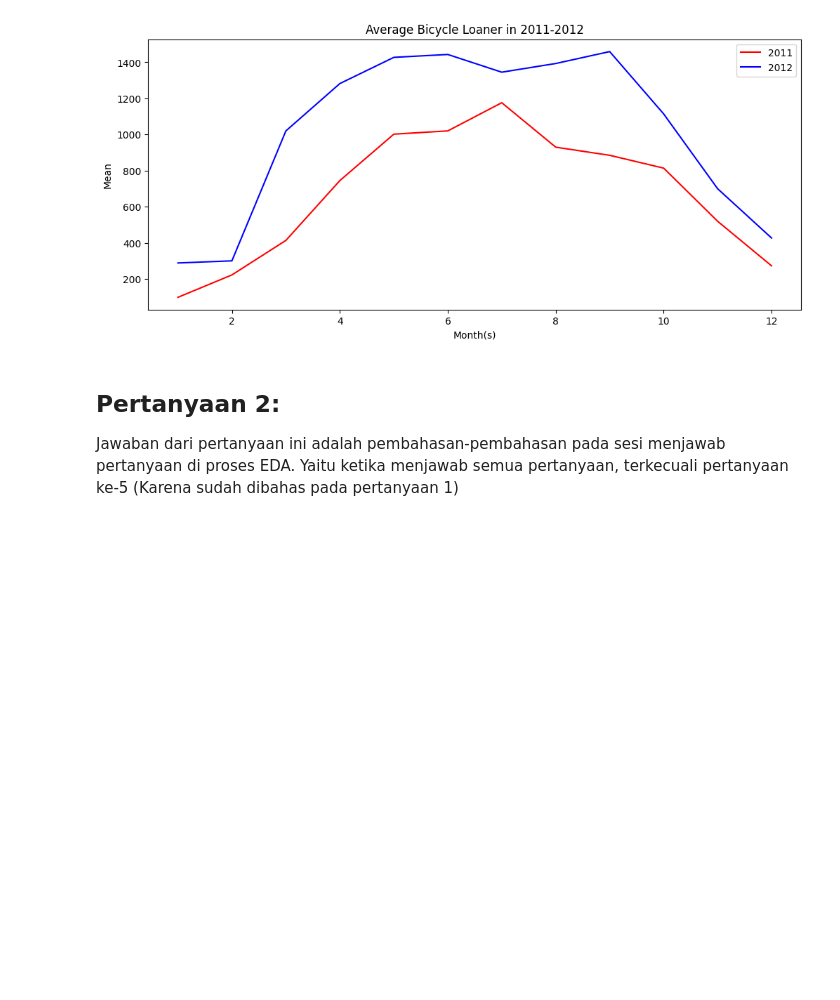
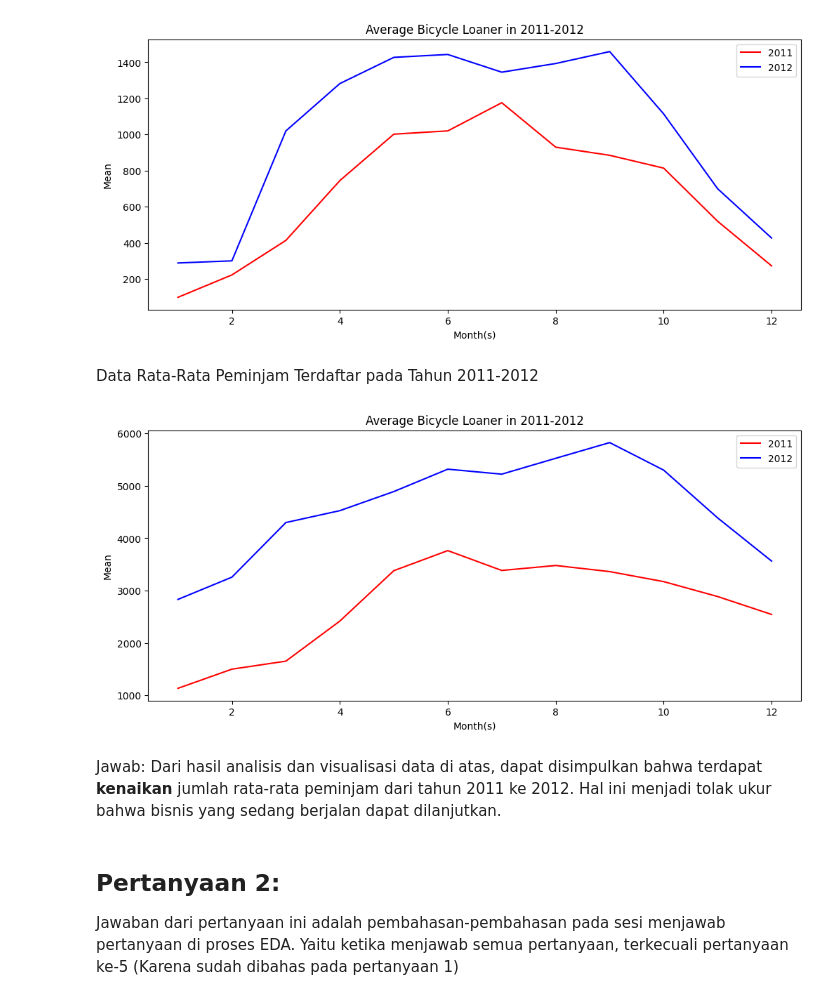
Before and after one commit to ishala/bike-analysis, a Jupyter notebook: Proyek_Analisis_Data.ipynb, the cells around one changed output. Drawn from its saved outputs; the diff is of its cells as text; code cells hidden in the pictures; blank space fills up the shorter version.

Commit message:
Tambah fitur average loaner

```diff
--- a/Proyek_Analisis_Data.ipynb
+++ b/Proyek_Analisis_Data.ipynb
@@ -834,6 +830,25 @@ plt.legend()
 plt.show()
 # %% [output]
 [figure]
+# %% [markdown]
+Data Rata-Rata Peminjam Terdaftar pada Tahun 2011-2012
+# %%
+#Menambah lebar kanvas
+plt.figure(figsize=(12,5))
+#Plot rata-rata dari peminjam sepeda tahun  2011
+plt.plot(groupedByMonth2011.index, groupedByMonth2011['registered']['mean'], color='red', label='2011')
+#Plot rata-rata dari peminjam sepeda tahun  2012
+plt.plot(groupedByMonth2012.index, groupedByMonth2012['registered']['mean'], color='blue', label='2012')
+plt.title('Average Bicycle Loaner in 2011-2012')
+plt.xlabel('Month(s)')
+plt.ylabel('Mean')
+plt.legend()
+plt.show()
+# %% [output]
+[figure, added]
+# %% [markdown]
+Jawab:
+Dari hasil analisis dan visualisasi data di atas, dapat disimpulkan bahwa terdapat **kenaikan** jumlah rata-rata peminjam dari tahun 2011 ke 2012. Hal ini menjadi tolak ukur bahwa bisnis yang sedang berjalan dapat dilanjutkan.
 # %% [markdown]
 ## Pertanyaan 2:
 
```
Also changed, not shown: parts of 7 cells of this notebook, 1 other file.
